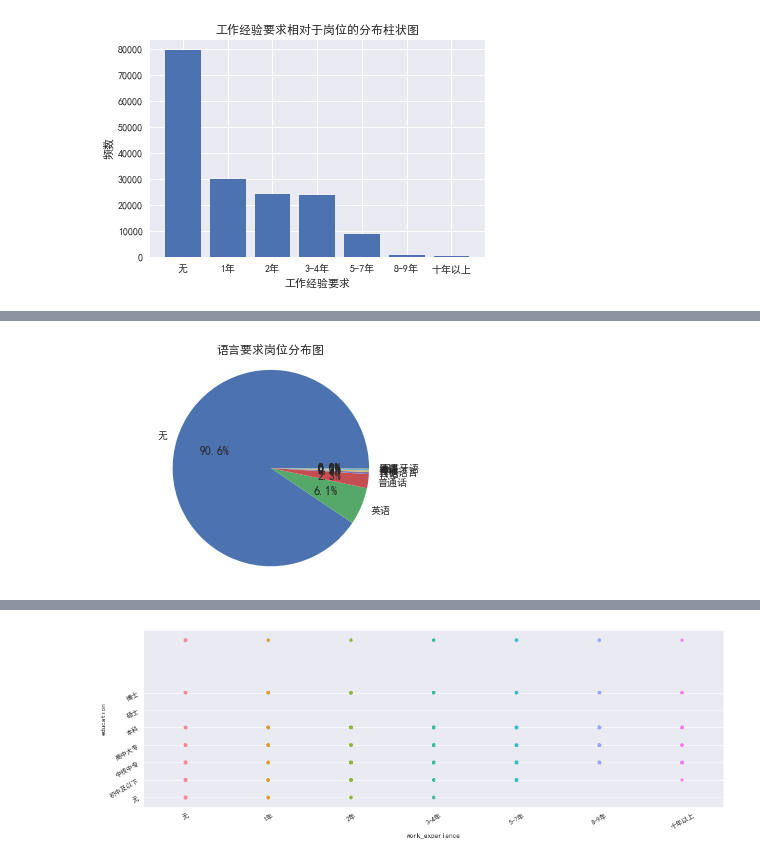
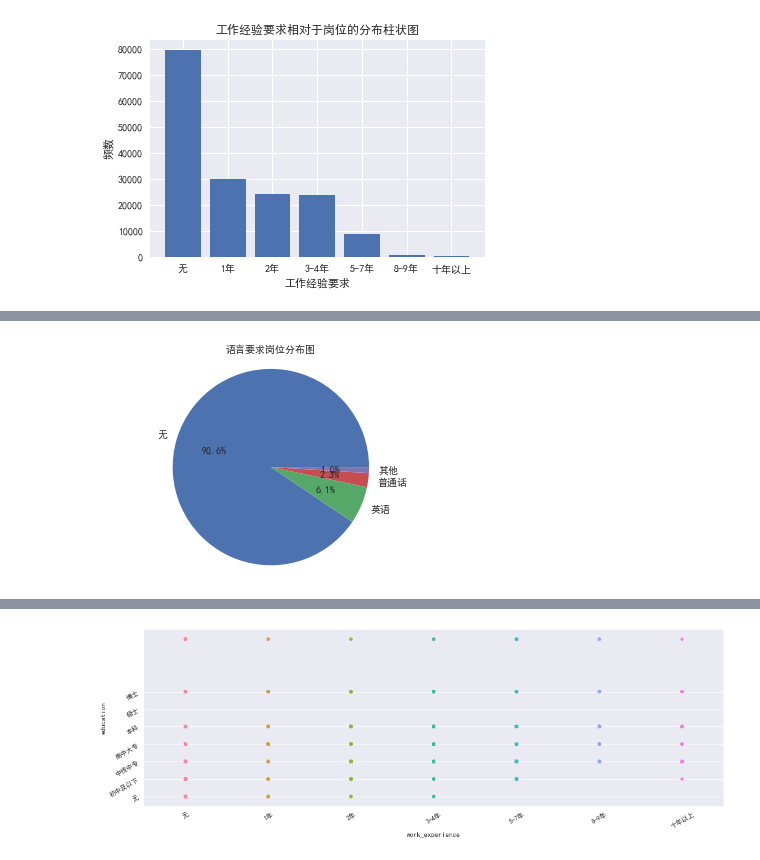
Before and after one commit to wangjksjtu/Data-Mining-51Job, a Jupyter notebook: pics/preprocess.ipynb, the cells around one changed output, grey strips where cells are left out. Saved outputs shown, nothing was run; the diff lists cells and outputs as text; code cells hidden in the pictures.

```diff
--- a/pics/preprocess.ipynb
+++ b/pics/preprocess.ipynb
@@ -167,10 +234,14 @@ plt.show()
 # %%
-people = middata['language_2'].append(middata['language_1']).value_counts()
-pie = plt.pie(people, labels=people.index,autopct='%.1f%%')
+# pie chart of distribution of language ability requirements
+language = middata['language_2'].append(middata['language_1']).value_counts()
+cnt = language[language<500].sum()
+language = language[language>=500]
+language.loc[u'其他'] = cnt
+pie = plt.pie(language, labels=language.index,autopct='%.1f%%')
 plt.axis('equal')
 plt.title(u'语言要求岗位分布图', fontproperties="SimHei")
 plt.savefig('pics1/language.pdf')
 plt.show()
 # %% [output]
-[figure, old version]
+[figure, new version]
 # %%
```
Also changed, not shown: parts of 22 cells of this notebook, 22 other files.
